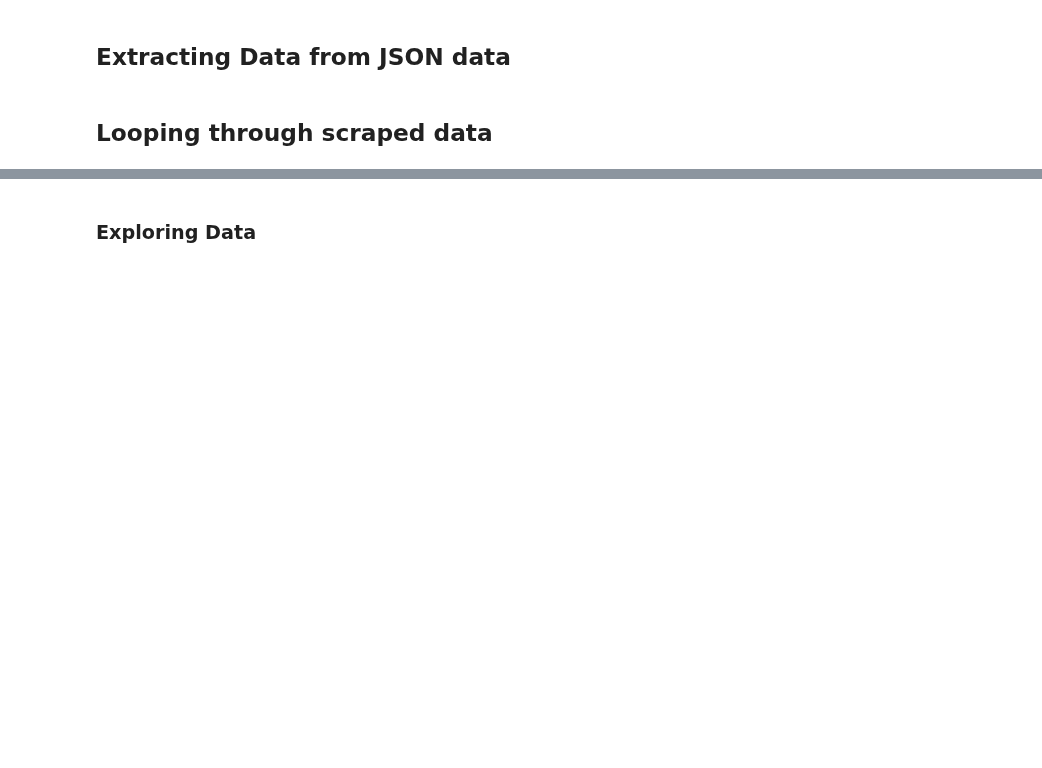
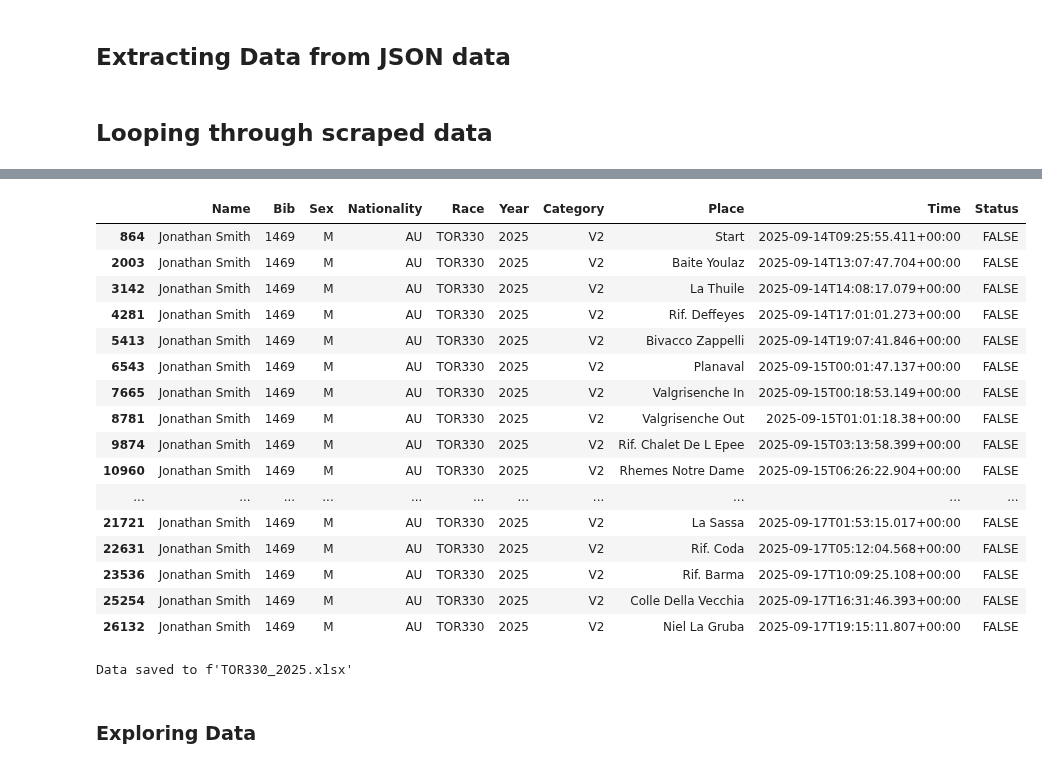
Before and after one commit to kjonina/TORX, a Jupyter notebook: Stage 1 - Scraping and Preparing Original 100x100trail data.ipynb, the cells around one changed output, grey strips where cells are left out. Drawn from its saved outputs; the diff is of its cells as text; code cells hidden in the pictures; blank space fills up the shorter version.

```diff
--- a/Stage 1 - Scraping and Preparing Original 100x100trail data.ipynb
+++ b/Stage 1 - Scraping and Preparing Original 100x100trail data.ipynb
@@ -13,7 +14,7 @@ import unicodedata
 # %%
 years = [
-# '2021','2022', '2023',
-#     '2024',
+'2021','2022', '2023',
+    '2024',
          '2025']
 races = [
     'TOR330' ,
@@ -199,3 +423,32 @@ TORX_df[f'{race}_2022'].head(5)
+# %%
+df[df['Bib'].str.contains('1469', na=False)]
+
+# df[df['Name'].str.contains('Smith', na=False)]
+# %% [output]
+|  | Name | Bib | Sex | Nationality | Race | Year | Category | Place | Time | Status |
+| 864 | Jonathan Smith | 1469 | M | AU | TOR330 | 2025 | V2 | Start | 2025-09-14T09:25:55.411+00:00 | FALSE |
+| 2003 | Jonathan Smith | 1469 | M | AU | TOR330 | 2025 | V2 | Baite Youlaz | 2025-09-14T13:07:47.704+00:00 | FALSE |
+| 3142 | Jonathan Smith | 1469 | M | AU | TOR330 | 2025 | V2 | La Thuile | 2025-09-14T14:08:17.079+00:00 | FALSE |
+| 4281 | Jonathan Smith | 1469 | M | AU | TOR330 | 2025 | V2 | Rif. Deffeyes | 2025-09-14T17:01:01.273+00:00 | FALSE |
+| 5413 | Jonathan Smith | 1469 | M | AU | TOR330 | 2025 | V2 | Bivacco Zappelli | 2025-09-14T19:07:41.846+00:00 | FALSE |
+| 6543 | Jonathan Smith | 1469 | M | AU | TOR330 | 2025 | V2 | Planaval | 2025-09-15T00:01:47.137+00:00 | FALSE |
+| 7665 | Jonathan Smith | 1469 | M | AU | TOR330 | 2025 | V2 | Valgrisenche In | 2025-09-15T00:18:53.149+00:00 | FALSE |
+| 8781 | Jonathan Smith | 1469 | M | AU | TOR330 | 2025 | V2 | Valgrisenche Out | 2025-09-15T01:01:18.38+00:00 | FALSE |
+| 9874 | Jonathan Smith | 1469 | M | AU | TOR330 | 2025 | V2 | Rif. Chalet De L Epee | 2025-09-15T03:13:58.399+00:00 | FALSE |
+| 10960 | Jonathan Smith | 1469 | M | AU | TOR330 | 2025 | V2 | Rhemes Notre Dame | 2025-09-15T06:26:22.904+00:00 | FALSE |
+| ... | ... | ... | ... | ... | ... | ... | ... | ... | ... | ... |
+| 21721 | Jonathan Smith | 1469 | M | AU | TOR330 | 2025 | V2 | La Sassa | 2025-09-17T01:53:15.017+00:00 | FALSE |
+| 22631 | Jonathan Smith | 1469 | M | AU | TOR330 | 2025 | V2 | Rif. Coda | 2025-09-17T05:12:04.568+00:00 | FALSE |
+| 23536 | Jonathan Smith | 1469 | M | AU | TOR330 | 2025 | V2 | Rif. Barma | 2025-09-17T10:09:25.108+00:00 | FALSE |
+| 25254 | Jonathan Smith | 1469 | M | AU | TOR330 | 2025 | V2 | Colle Della Vecchia | 2025-09-17T16:31:46.393+00:00 | FALSE |
+| 26132 | Jonathan Smith | 1469 | M | AU | TOR330 | 2025 | V2 | Niel La Gruba | 2025-09-17T19:15:11.807+00:00 | FALSE |
+# %%
+TORX_df[f'{race}_{year}'] = df
+#             aid_station_TORX_df[f'{race}_{year}'] = aid_station_df
+
+print(f"Data saved to f'{race}_{year}.xlsx'")
+# %% [output]
+Data saved to f'TOR330_2025.xlsx'
 # %% [markdown]
 ### Exploring Data
 # %%
```
Also changed, not shown: parts of 16 cells of this notebook, 9 other files.
